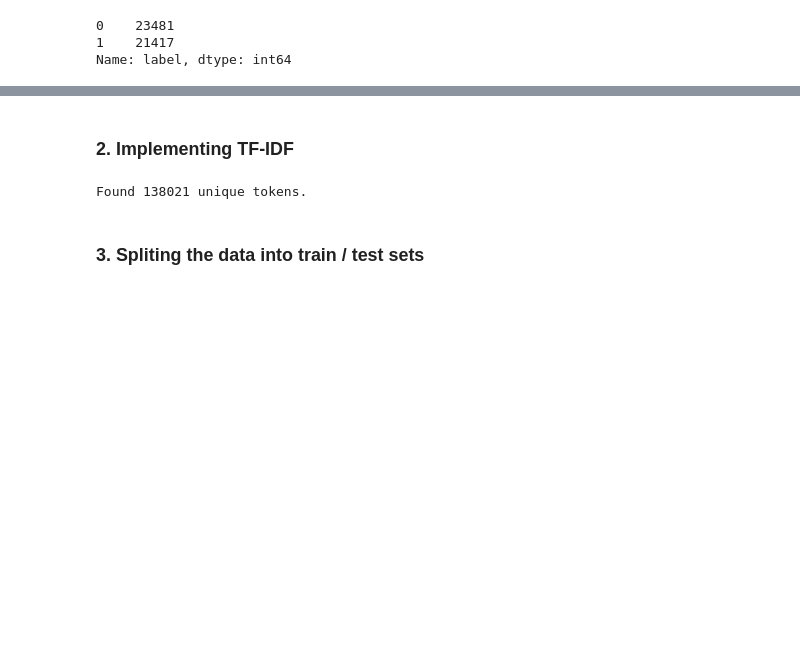
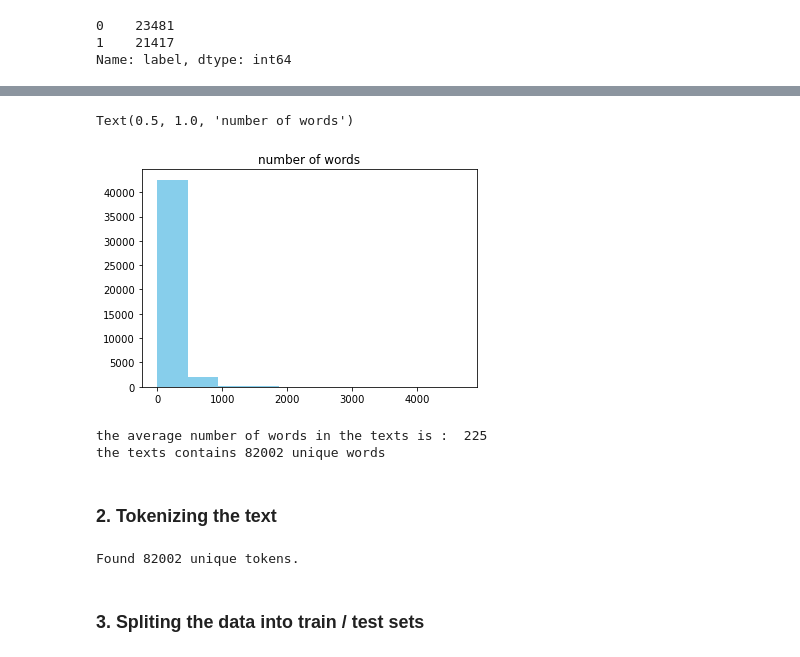
Before and after one commit to MouadNid01/FakeNewsDetection, a Jupyter notebook: Notebooks/Fake News Detection.ipynb, the cells around one changed output, grey strips where cells are left out. Cells and saved outputs as stored; diff of their text form; code cells hidden in the pictures; blank space fills up the shorter version.

```diff
--- a/Notebooks/Fake News Detection.ipynb
+++ b/Notebooks/Fake News Detection.ipynb
@@ -137,0 +141,14 @@ plt.show()
+# %%
+#!pip install nltk
+import nltk
+from nltk.corpus import stopwords
+
+#nltk.download("punkt")
+#nltk.download("stopwords")
+stop_words = set(stopwords.words('english'))
+def process(text):
+  text = text.lower()
+  words = nltk.word_tokenize(text)
+  new_words= [word for word in words if word.isalnum() and word not in stop_words]
+  text = " ".join(new_words)
+  return text
@@ -138,5 +168,6 @@ plt.show()
 # %%
+data = shuffle(data)
+
+data['text'] = data['text'].apply(process)
 X = data['text'].to_frame()
 Y = data['label'].to_frame()
-# %% [markdown]
-### 2. Implementing TF-IDF
@@ -149,15 +174,38 @@ Y = data['label'].to_frame()
+# %%
+# Number of words after removing stopwords
+text_len=X['text'].str.split().map(lambda x: len(x))
+plt.hist(text_len,color='SkyBlue')
+plt.title('number of words')
+# %% [output]
+Text(0.5, 1.0, 'number of words')
+[figure, added]
+# %%
+Avg_len = text_len.mean()
+Avg_len = round(Avg_len) + 2
+lst = []
+for i in X['text']:
+  tmp = i.split()
+  lst.extend(tmp)
+lst = set(lst)
+Vocab_size = len(lst)
+print("the average number of words in the texts is : ", Avg_len)
+print("the texts contains", Vocab_size, "unique words")
+# %% [output]
+the average number of words in the texts is :  225
+the texts contains 82002 unique words
+# %% [markdown]
+### 2. Tokenizing the text
 # %%
 from tensorflow.keras.preprocessing.text import Tokenizer
 
-MAX_NB_WORDS = 1500
-tokenizer = Tokenizer(num_words=MAX_NB_WORDS)
+tokenizer = Tokenizer(num_words=Vocab_size)
 tokenizer.fit_on_texts(X['text'])
 sequences = tokenizer.texts_to_sequences(X['text'])
 
 word_index = tokenizer.word_index
 print('Found %s unique tokens.' % len(word_index))
 # %% [output]
-Found 138021 unique tokens.
+Found 82002 unique tokens.
 # %%
 from tensorflow.keras.preprocessing.sequence import pad_sequences
 
```
Also changed, not shown: parts of 11 cells of this notebook, 2 other files.
